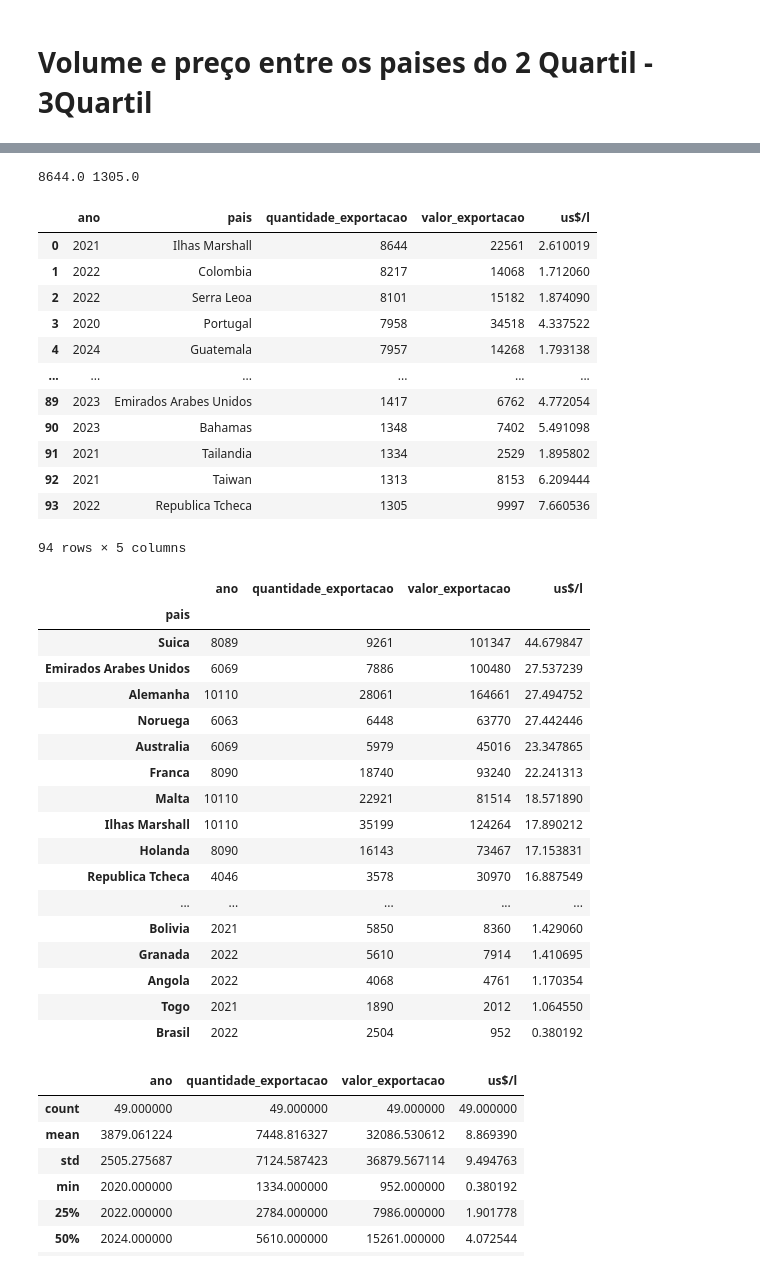
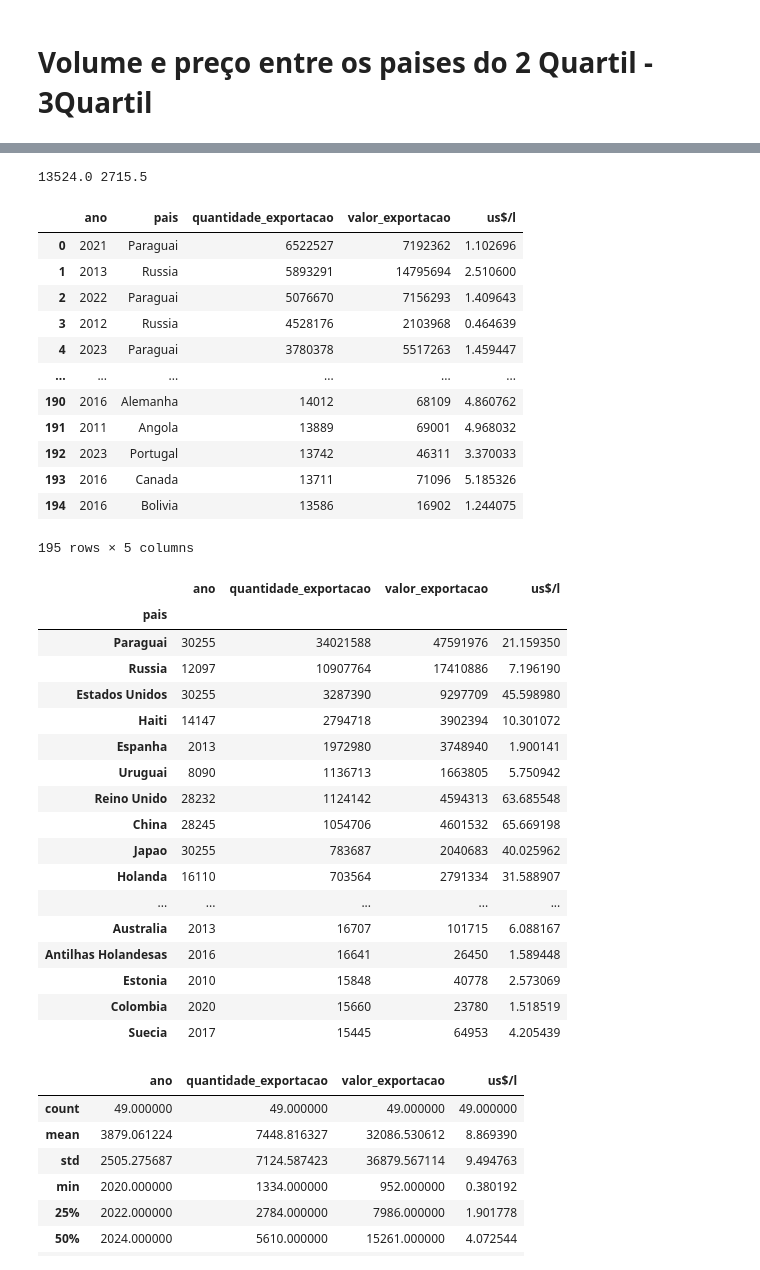
Before and after one commit to 94lucas/tech_challenge_wine, a Jupyter notebook: data_cleaning.ipynb, the cells around one changed output, grey strips where cells are left out. Saved outputs shown, nothing was run; the diff lists cells and outputs as text; code cells hidden in the pictures.

```diff
--- a/data_cleaning.ipynb
+++ b/data_cleaning.ipynb
@@ -636,2 +637,2 @@ grafico_valor_exp_pais('Venezuela')
 # %%
-df = teste.query('ano >= 2020 and `us$/l` > 0')
+df = teste.query('ano >= 2010 and `us$/l` > 0')
@@ -640,47 +658,47 @@ valor_3Q = df['quantidade_exportacao'].quantile(0.75)
 valor_2Q =df['quantidade_exportacao'].quantile(0.5)
 print(valor_3Q, valor_2Q)
 # %% [output]
-8644.0 1305.0
+13524.0 2715.5
 # %%
-df_3Q_quantidade = df.query(f"quantidade_exportacao >= {valor_2Q} & quantidade_exportacao <= {valor_3Q}").sort_values('quantidade_exportacao',ascending=False)
+df_3Q_quantidade = df.query(f"quantidade_exportacao >= {valor_3Q} ").sort_values('quantidade_exportacao',ascending=False)
 df_3Q_quantidade.reset_index(drop=True, inplace=True)
 # %%
 df_3Q_quantidade.sort_values('quantidade_exportacao',ascending=False)
 # %% [output]
 |  | ano | pais | quantidade_exportacao | valor_exportacao | us$/l |
-| 0 | 2021 | Ilhas Marshall | 8644 | 22561 | 2.610019 |
-| 1 | 2022 | Colombia | 8217 | 14068 | 1.712060 |
-| 2 | 2022 | Serra Leoa | 8101 | 15182 | 1.874090 |
-| 3 | 2020 | Portugal | 7958 | 34518 | 4.337522 |
-| 4 | 2024 | Guatemala | 7957 | 14268 | 1.793138 |
+| 0 | 2021 | Paraguai | 6522527 | 7192362 | 1.102696 |
+| 1 | 2013 | Russia | 5893291 | 14795694 | 2.510600 |
+| 2 | 2022 | Paraguai | 5076670 | 7156293 | 1.409643 |
+| 3 | 2012 | Russia | 4528176 | 2103968 | 0.464639 |
+| 4 | 2023 | Paraguai | 3780378 | 5517263 | 1.459447 |
 | ... | ... | ... | ... | ... | ... |
-| 89 | 2023 | Emirados Arabes Unidos | 1417 | 6762 | 4.772054 |
-| 90 | 2023 | Bahamas | 1348 | 7402 | 5.491098 |
-| 91 | 2021 | Tailandia | 1334 | 2529 | 1.895802 |
-| 92 | 2021 | Taiwan | 1313 | 8153 | 6.209444 |
-| 93 | 2022 | Republica Tcheca | 1305 | 9997 | 7.660536 |
+| 190 | 2016 | Alemanha | 14012 | 68109 | 4.860762 |
+| 191 | 2011 | Angola | 13889 | 69001 | 4.968032 |
+| 192 | 2023 | Portugal | 13742 | 46311 | 3.370033 |
+| 193 | 2016 | Canada | 13711 | 71096 | 5.185326 |
+| 194 | 2016 | Bolivia | 13586 | 16902 | 1.244075 |
-94 rows × 5 columns
+195 rows × 5 columns
 # %%
-df_3Q_quantidade.groupby('pais').sum().sort_values('us$/l',ascending=False)
+df_3Q_quantidade.groupby('pais').sum().sort_values('quantidade_exportacao',ascending=False)
 # %% [output]
 |  | ano | quantidade_exportacao | valor_exportacao | us$/l |
 | pais |  |  |  |  |
-| Suica | 8089 | 9261 | 101347 | 44.679847 |
-| Emirados Arabes Unidos | 6069 | 7886 | 100480 | 27.537239 |
-| Alemanha | 10110 | 28061 | 164661 | 27.494752 |
-| Noruega | 6063 | 6448 | 63770 | 27.442446 |
-| Australia | 6069 | 5979 | 45016 | 23.347865 |
-| Franca | 8090 | 18740 | 93240 | 22.241313 |
-| Malta | 10110 | 22921 | 81514 | 18.571890 |
-| Ilhas Marshall | 10110 | 35199 | 124264 | 17.890212 |
-| Holanda | 8090 | 16143 | 73467 | 17.153831 |
-| Republica Tcheca | 4046 | 3578 | 30970 | 16.887549 |
+| Paraguai | 30255 | 34021588 | 47591976 | 21.159350 |
+| Russia | 12097 | 10907764 | 17410886 | 7.196190 |
+| Estados Unidos | 30255 | 3287390 | 9297709 | 45.598980 |
+| Haiti | 14147 | 2794718 | 3902394 | 10.301072 |
+| Espanha | 2013 | 1972980 | 3748940 | 1.900141 |
+| Uruguai | 8090 | 1136713 | 1663805 | 5.750942 |
+| Reino Unido | 28232 | 1124142 | 4594313 | 63.685548 |
+| China | 28245 | 1054706 | 4601532 | 65.669198 |
+| Japao | 30255 | 783687 | 2040683 | 40.025962 |
+| Holanda | 16110 | 703564 | 2791334 | 31.588907 |
 | ... | ... | ... | ... | ... |
-| Bolivia | 2021 | 5850 | 8360 | 1.429060 |
-| Granada | 2022 | 5610 | 7914 | 1.410695 |
-| Angola | 2022 | 4068 | 4761 | 1.170354 |
-| Togo | 2021 | 1890 | 2012 | 1.064550 |
-| Brasil | 2022 | 2504 | 952 | 0.380192 |
+| Australia | 2013 | 16707 | 101715 | 6.088167 |
+| Antilhas Holandesas | 2016 | 16641 | 26450 | 1.589448 |
+| Estonia | 2010 | 15848 | 40778 | 2.573069 |
+| Colombia | 2020 | 15660 | 23780 | 1.518519 |
+| Suecia | 2017 | 15445 | 64953 | 4.205439 |
 # %%
 df_3Q_quantidade.groupby('pais').sum().describe()
 # %% [output]
```
Also changed, not shown: parts of 7 cells of this notebook, 1 other file.
